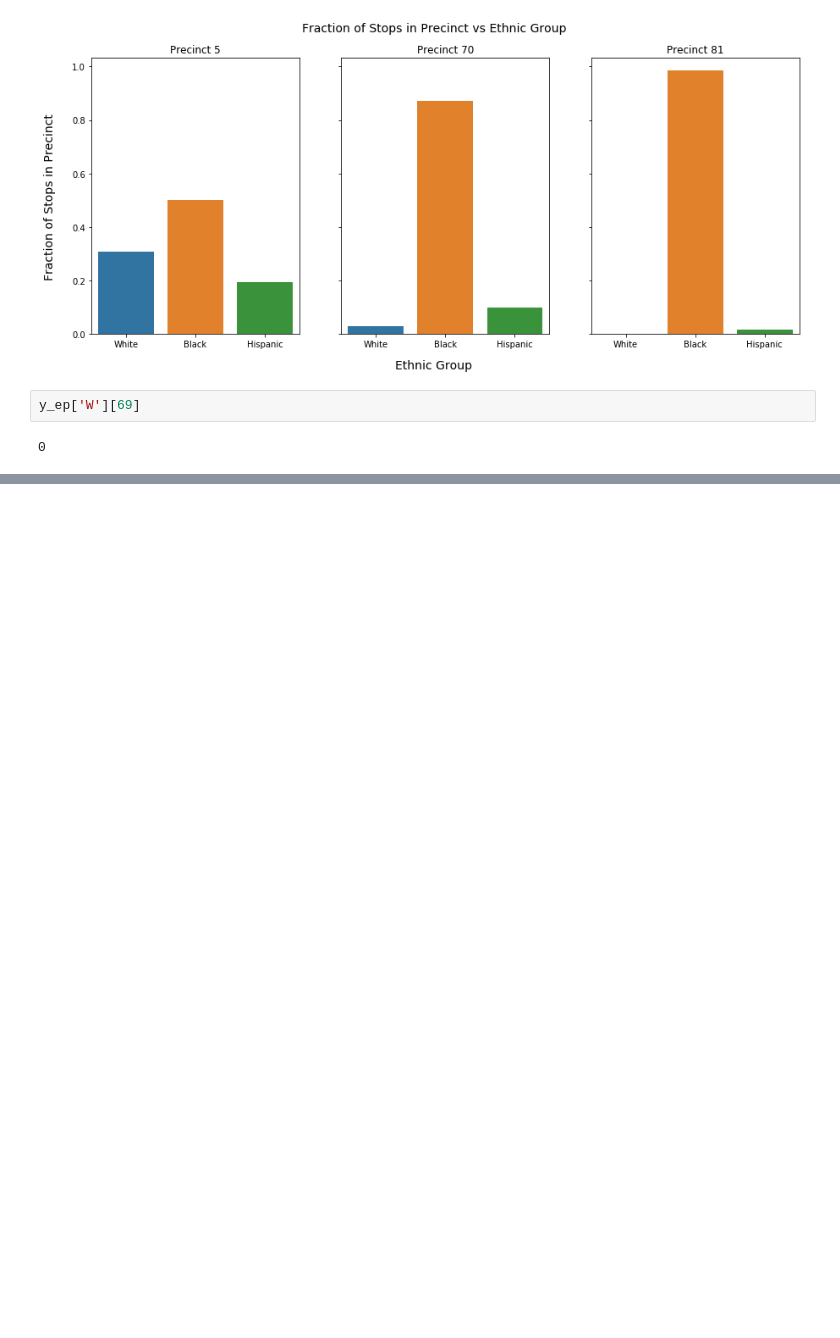
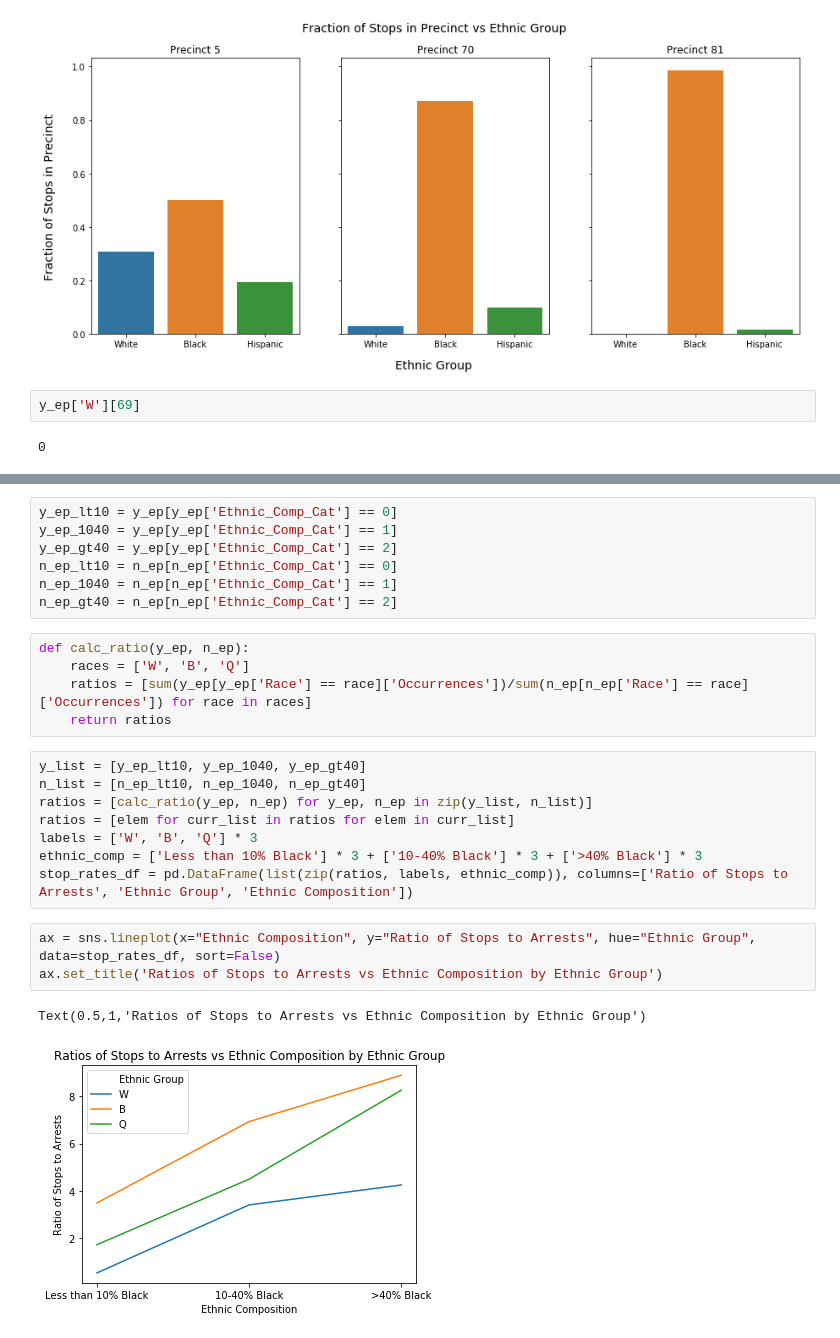
Before and after one commit to maxpiasevoli/SML310_FinalProject_MP, a Jupyter notebook: Exploratory Analysis With Data Pre Processing.ipynb, the cells around one changed output, grey strips where cells are left out. Saved outputs shown, nothing was run; the diff lists cells and outputs as text; blank space fills up the shorter version.

```diff
--- a/Exploratory Analysis With Data Pre Processing.ipynb
+++ b/Exploratory Analysis With Data Pre Processing.ipynb
@@ -397,0 +389,26 @@ makeHists(y_ep)
+# %%
+y_ep_lt10 = y_ep[y_ep['Ethnic_Comp_Cat'] == 0]
+y_ep_1040 = y_ep[y_ep['Ethnic_Comp_Cat'] == 1]
+y_ep_gt40 = y_ep[y_ep['Ethnic_Comp_Cat'] == 2]
+n_ep_lt10 = n_ep[n_ep['Ethnic_Comp_Cat'] == 0]
+n_ep_1040 = n_ep[n_ep['Ethnic_Comp_Cat'] == 1]
+n_ep_gt40 = n_ep[n_ep['Ethnic_Comp_Cat'] == 2]
+# %%
+def calc_ratio(y_ep, n_ep):
+    races = ['W', 'B', 'Q']
+    ratios = [sum(y_ep[y_ep['Race'] == race]['Occurrences'])/sum(n_ep[n_ep['Race'] == race]['Occurrences']) for race in races]
+    return ratios
+# %%
+y_list = [y_ep_lt10, y_ep_1040, y_ep_gt40]
+n_list = [n_ep_lt10, n_ep_1040, n_ep_gt40]
+ratios = [calc_ratio(y_ep, n_ep) for y_ep, n_ep in zip(y_list, n_list)]
+ratios = [elem for curr_list in ratios for elem in curr_list]
+labels = ['W', 'B', 'Q'] * 3
+ethnic_comp = ['Less than 10% Black'] * 3 + ['10-40% Black'] * 3 + ['>40% Black'] * 3
+stop_rates_df = pd.DataFrame(list(zip(ratios, labels, ethnic_comp)), columns=['Ratio of Stops to Arrests', 'Ethnic Group', 'Ethnic Composition'])
+# %%
+ax = sns.lineplot(x="Ethnic Composition", y="Ratio of Stops to Arrests", hue="Ethnic Group", data=stop_rates_df, sort=False)
+ax.set_title('Ratios of Stops to Arrests vs Ethnic Composition by Ethnic Group')
+# %% [output]
+Text(0.5,1,'Ratios of Stops to Arrests vs Ethnic Composition by Ethnic Group')
+[figure, added]
```
Also changed, not shown: parts of 16 cells of this notebook, 9 other files.
